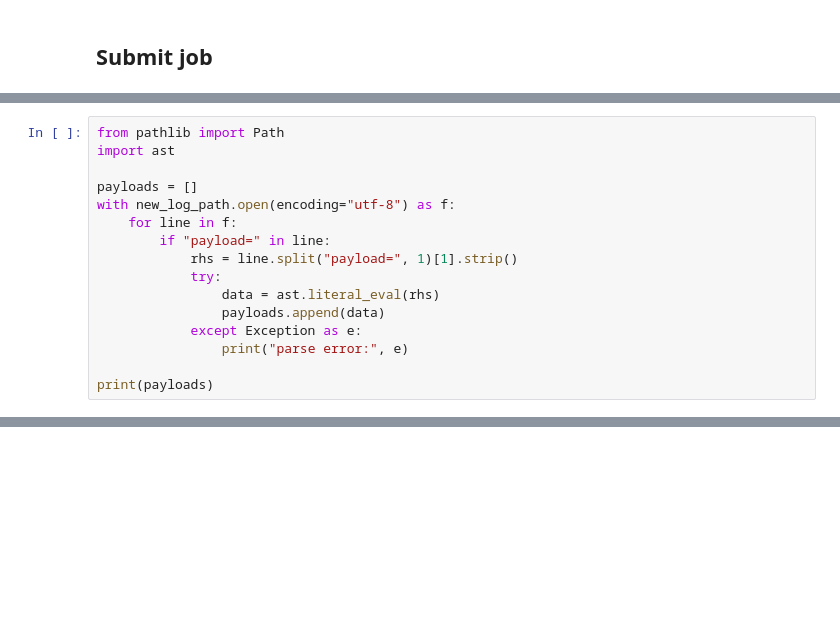
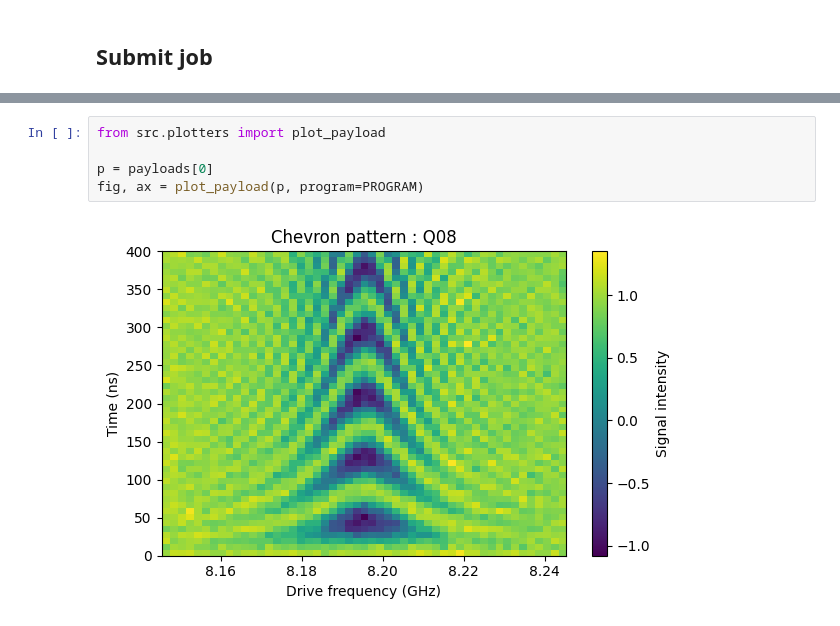
Before and after one commit to orangekame3/oqtopus-sse-pulse, a Jupyter notebook: chevron_pattern.ipynb, the cells around one changed output, grey strips where cells are left out. Cells and saved outputs as stored; diff of their text form; blank space fills up the shorter version.

```diff
--- a/chevron_pattern.ipynb
+++ b/chevron_pattern.ipynb
@@ -74,16 +33,0 @@ extracted file: [PosixPath('extracted/sselog_068e7386-9ad1-77e3-8000-f21986f1ada
-# %%
-from pathlib import Path
-import ast
-
-payloads = []
-with new_log_path.open(encoding="utf-8") as f:
-    for line in f:
-        if "payload=" in line:
-            rhs = line.split("payload=", 1)[1].strip()
-            try:
-                data = ast.literal_eval(rhs)
-                payloads.append(data)
-            except Exception as e:
-                print("parse error:", e)
-
-print(payloads)
@@ -132,0 +36,7 @@ plt.show()
+# %%
+from src.plotters import plot_payload
+
+p = payloads[0]
+fig, ax = plot_payload(p, program=PROGRAM)
+# %% [output]
+[figure, added]
```
Also changed, not shown: parts of 9 cells of this notebook, 1 other file.
